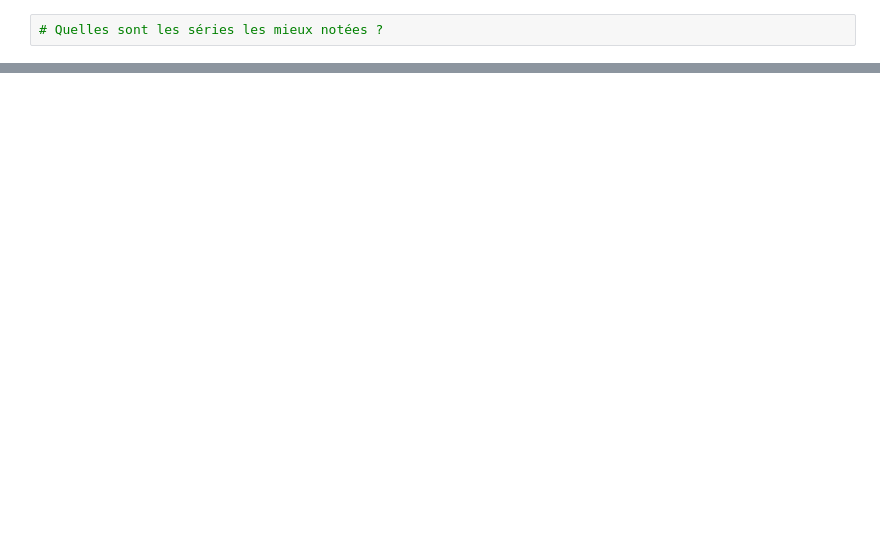
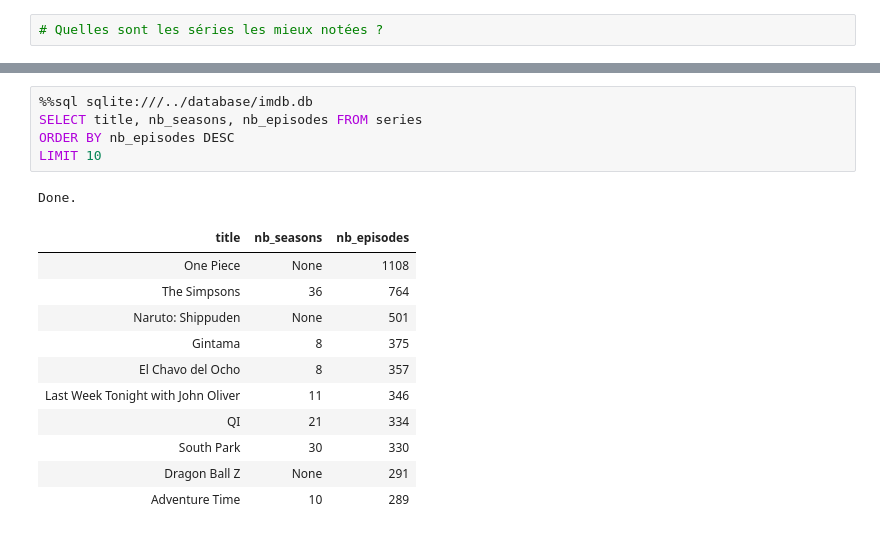
Before and after one commit to t7bo/scraping_movies, a Jupyter notebook: data/sql/requests.ipynb, the cells around one changed output, grey strips where cells are left out. Cells and saved outputs as stored; diff of their text form; blank space fills up the shorter version.

```diff
--- a/data/sql/requests.ipynb
+++ b/data/sql/requests.ipynb
@@ -220,0 +233,18 @@ Done.
+# %%
+%%sql sqlite:///../database/imdb.db
+SELECT title, nb_seasons, nb_episodes FROM series
+ORDER BY nb_episodes DESC
+LIMIT 10
+# %% [output]
+Done.
+| title | nb_seasons | nb_episodes |
+| One Piece | None | 1108 |
+| The Simpsons | 36 | 764 |
+| Naruto: Shippuden | None | 501 |
+| Gintama | 8 | 375 |
+| El Chavo del Ocho | 8 | 357 |
+| Last Week Tonight with John Oliver | 11 | 346 |
+| QI | 21 | 334 |
+| South Park | 30 | 330 |
+| Dragon Ball Z | None | 291 |
+| Adventure Time | 10 | 289 |
```
Also changed, not shown: parts of 15 cells of this notebook.
